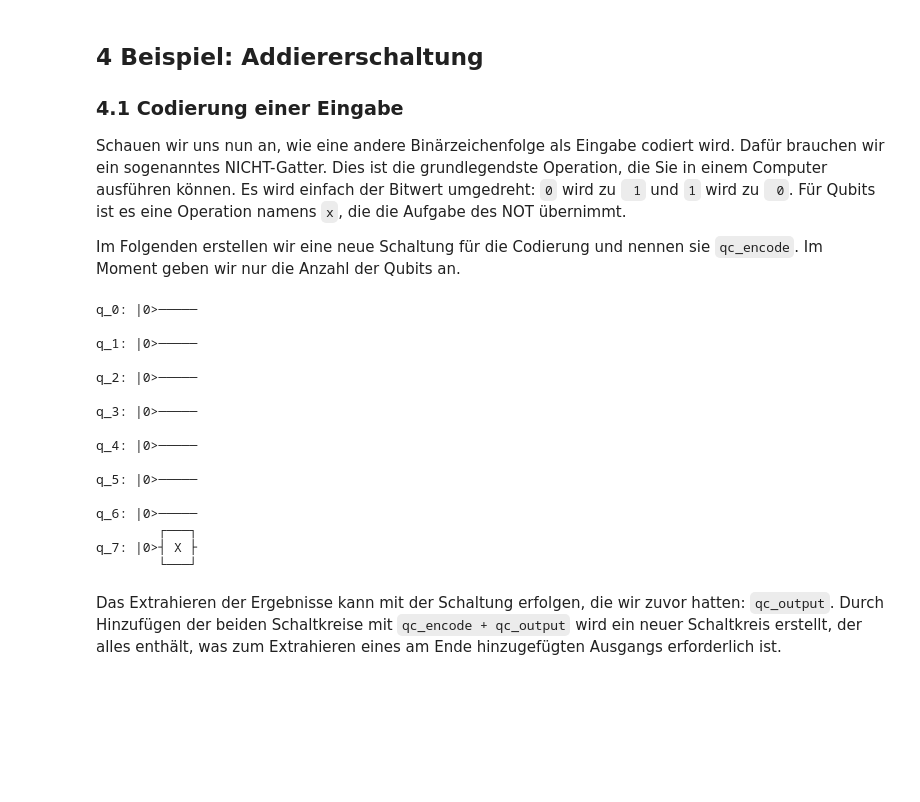
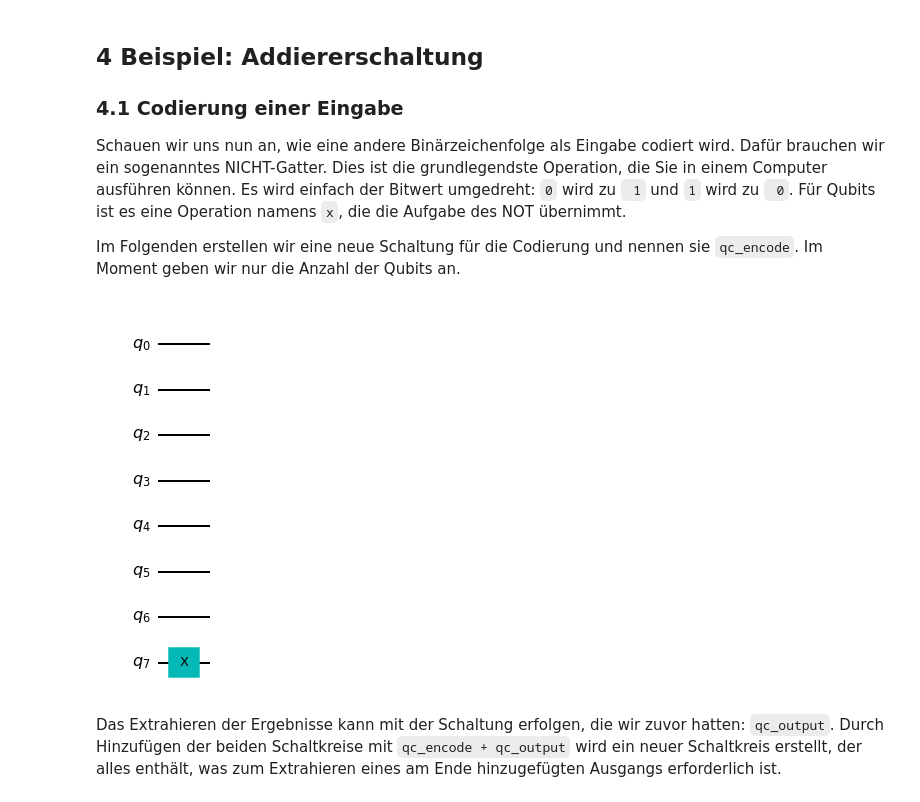
Before and after one commit to czachow/qcmb-training, a Jupyter notebook: content/01-Uebersicht_Einfuehrung.ipynb, the cells around one changed output. Drawn from its saved outputs; the diff is of its cells as text; code cells hidden in the pictures; blank space fills up the shorter version.

```diff
--- a/content/01-Uebersicht_Einfuehrung.ipynb
+++ b/content/01-Uebersicht_Einfuehrung.ipynb
@@ -266,25 +261,10 @@ Im Folgenden erstellen wir eine neue Schaltung für die Codierung und nennen sie
 # %%
 qc_encode = QuantumCircuit(n)
 qc_encode.x(7)
 
-qc_encode.draw()
+qc_encode.draw("mpl")
 # %% [output]
-q_0: |0>─────
-
-q_1: |0>─────
-
-q_2: |0>─────
-
-q_3: |0>─────
-
-q_4: |0>─────
-
-q_5: |0>─────
-
-q_6: |0>─────
-        ┌───┐
-q_7: |0>┤ X ├
-        └───┘
+[figure, added]
 # %% [markdown]
 Das Extrahieren der Ergebnisse kann mit der Schaltung erfolgen, die wir zuvor hatten: `qc_output`.
 Durch Hinzufügen der beiden Schaltkreise mit `qc_encode + qc_output` wird ein neuer Schaltkreis erstellt, der alles enthält, was zum Extrahieren eines am Ende hinzugefügten Ausgangs erforderlich ist.
```
Also changed, not shown: parts of 30 cells of this notebook, 4 other files.
